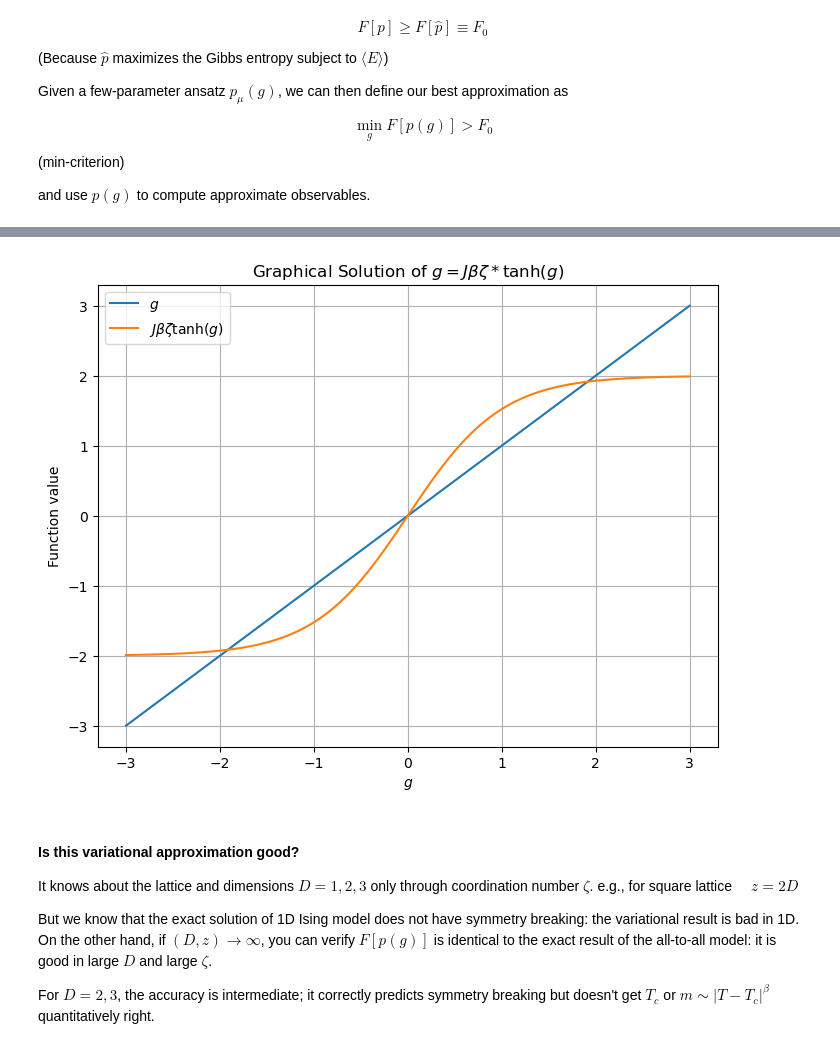
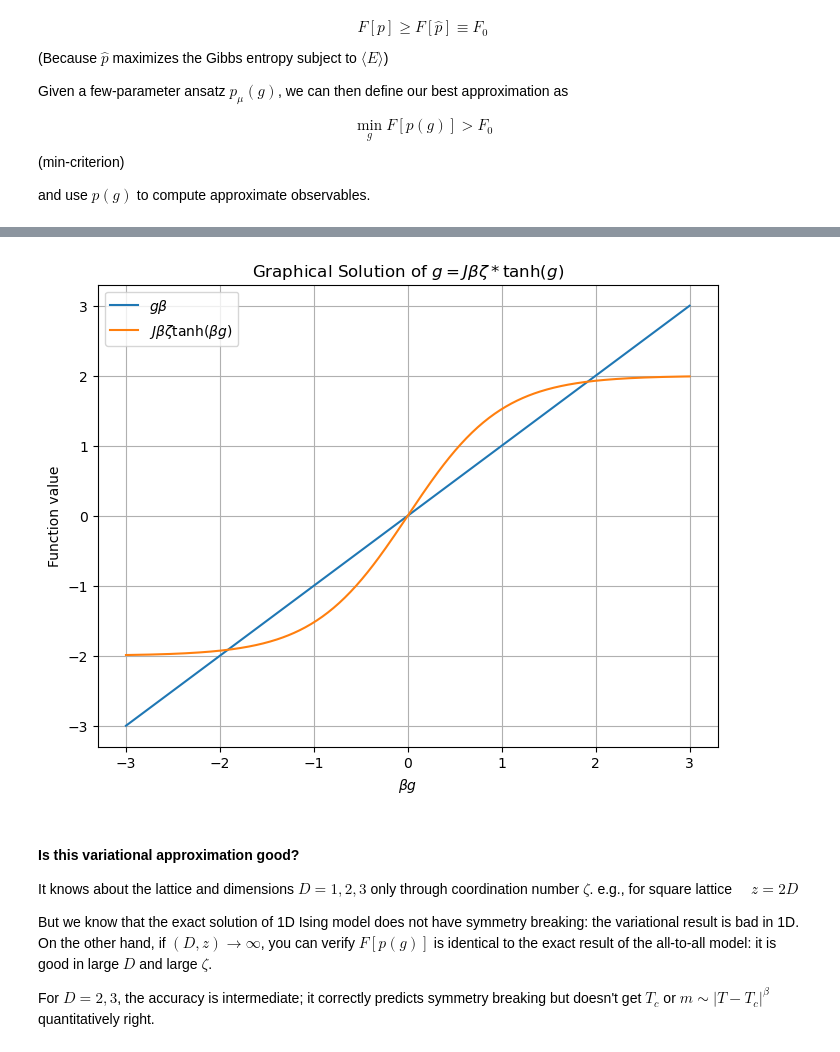
Before and after one commit to Hallatscheklab/StatPhys, a Jupyter notebook: _sources/Variational-Methods/Variational-methods-Mean-Field.ipynb, the cells around one changed output, grey strips where cells are left out. Cells and saved outputs as stored; diff of their text form; code cells hidden in the pictures.

```diff
--- a/_sources/Variational-Methods/Variational-methods-Mean-Field.ipynb
+++ b/_sources/Variational-Methods/Variational-methods-Mean-Field.ipynb
@@ -204,27 +204,27 @@ $$
 # %%
 import numpy as np
 import matplotlib.pyplot as plt
 
 # Define the parameters
 J = 2  # You can adjust J to see different behaviors
 g_values = np.linspace(-3, 3, 400)  # Range of g values for plotting
 
 # Define the functions
 g_function = g_values
 tanh_function = J * np.tanh(g_values)
 
 # Plotting
 plt.figure(figsize=(8, 6))
-plt.plot(g_values, g_function, label='$g$')
-plt.plot(g_values, tanh_function, label='$J\\beta \\zeta  \\tanh(g)$')
+plt.plot(g_values, g_function, label='$g\\beta$')
+plt.plot(g_values, tanh_function, label='$J\\beta \\zeta  \\tanh(\\beta g)$')
 plt.title('Graphical Solution of $g = J \\beta \\zeta * \\tanh(g)$')
-plt.xlabel('$g$')
+plt.xlabel('$\\beta g$')
 plt.ylabel('Function value')
 plt.legend()
 plt.grid(True)
 plt.show()
 # %% [output]
-[figure, old version]
+[figure, new version]
 # %% [markdown]
 #### Is this variational approximation good?
 
```
Also changed, not shown: parts of 1 cell of this notebook, 6 other files.
